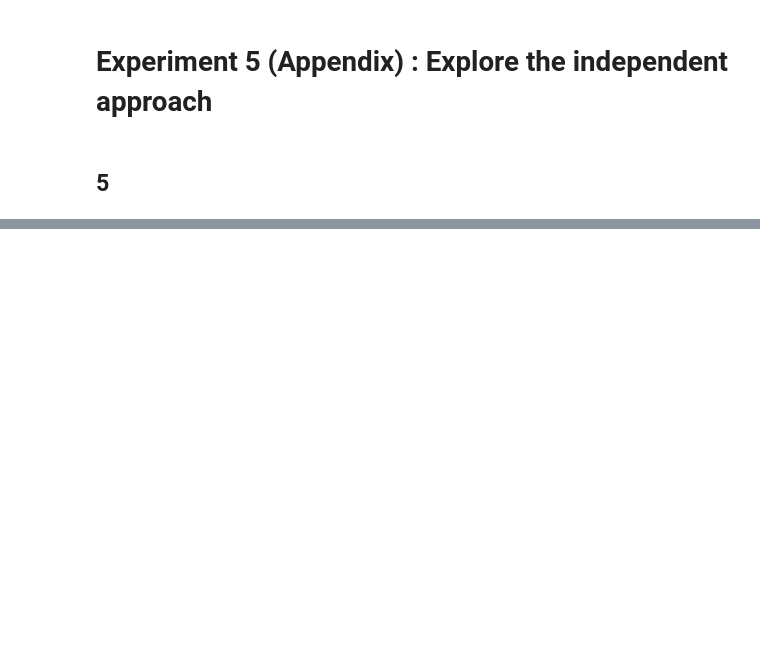
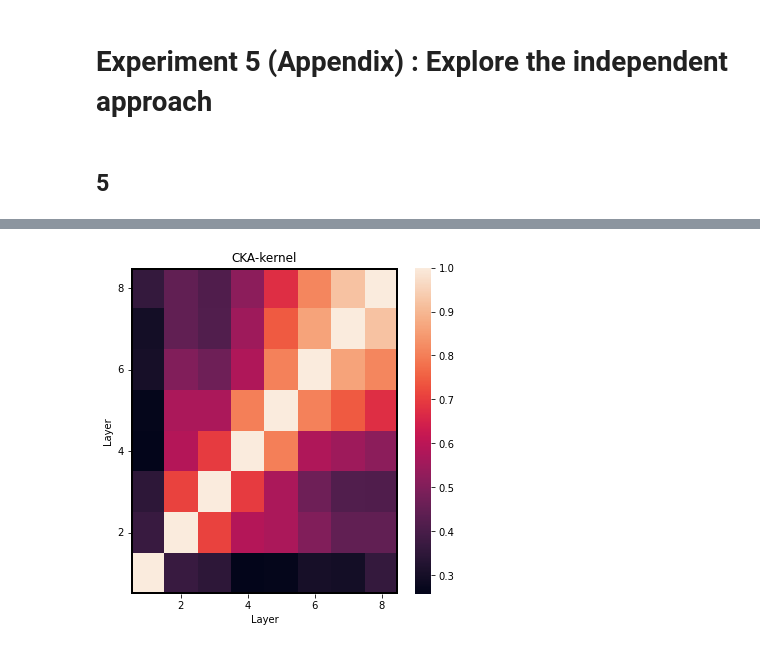
Before and after one commit to TheNewRobot/MixerCKA, a Jupyter notebook: MixerMLP_CKA_Analysis_Article-EX5-Appendix.ipynb, the cells around one changed output, grey strips where cells are left out. Saved outputs shown, nothing was run; the diff lists cells and outputs as text; code cells hidden in the pictures; blank space fills up the shorter version.

```diff
--- a/MixerMLP_CKA_Analysis_Article-EX5-Appendix.ipynb
+++ b/MixerMLP_CKA_Analysis_Article-EX5-Appendix.ipynb
@@ -40,7 +48,7 @@ image_size = 224  # We'll resize input images to this size. Square
 patch_size = 32  # Size of the patches to be extracted from the input images. Square
 num_patches = (image_size // patch_size) ** 2  # Size of the data array, or sequence length (S)
 embedding_dim = 384
-num_blocks = 12 # Fixed number of layers Dimension
+num_blocks = 8 # Fixed number of layers Dimension
 
 print(f"Image size: {image_size} X {image_size} = {image_size ** 2}")
 print(f"Patch size: {patch_size} X {patch_size} = {patch_size ** 2} ")
@@ -493,3 +513,9 @@ visualize_Heatmap(A5_bt_global_heatmap,type,False)
+# %%
+A5_bt_ave_mixer_activations_block = Prom_Mixer_Activations_Blocks(mlpmixer_independent,batch_prepro)
+A5_bt_global_heatmap_block = Heatmap(A5_bt_ave_mixer_activations_block,type,sigma)
+visualize_Heatmap(A5_bt_global_heatmap_block,type,False)
+# %% [output]
+[figure, added]
 # %%
 history = run_experiment(mlpmixer_independent)
 mlpmixer_independent.save(path)
```
Also changed, not shown: parts of 6 cells of this notebook, 7 other files.
